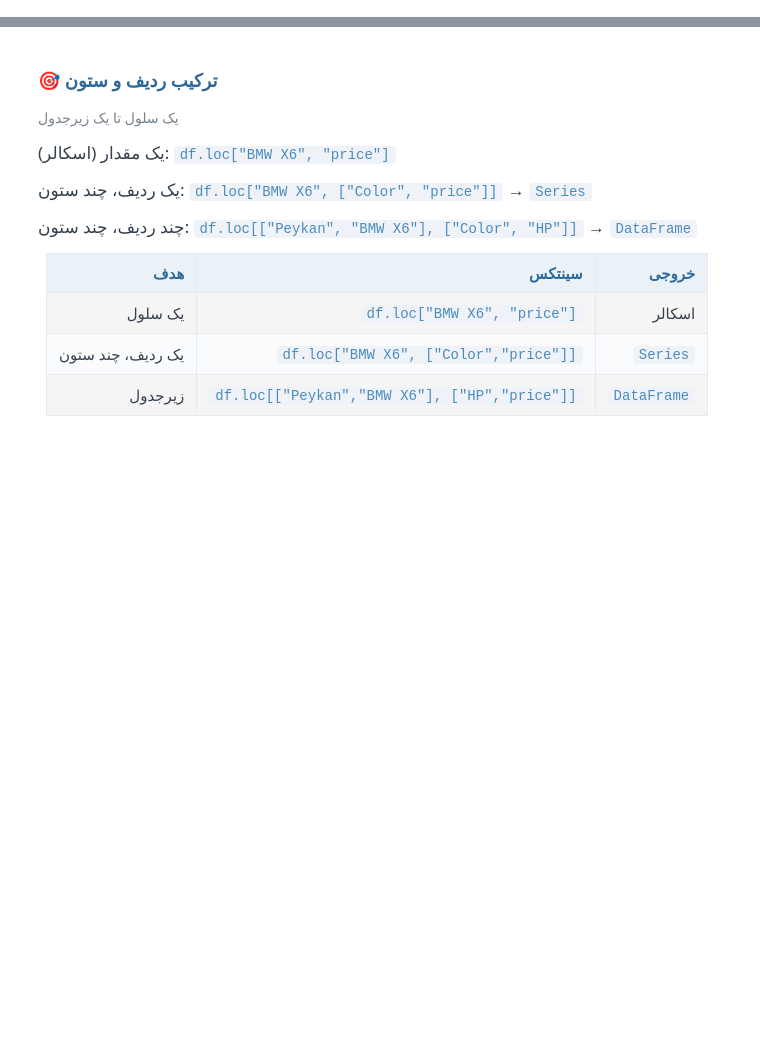
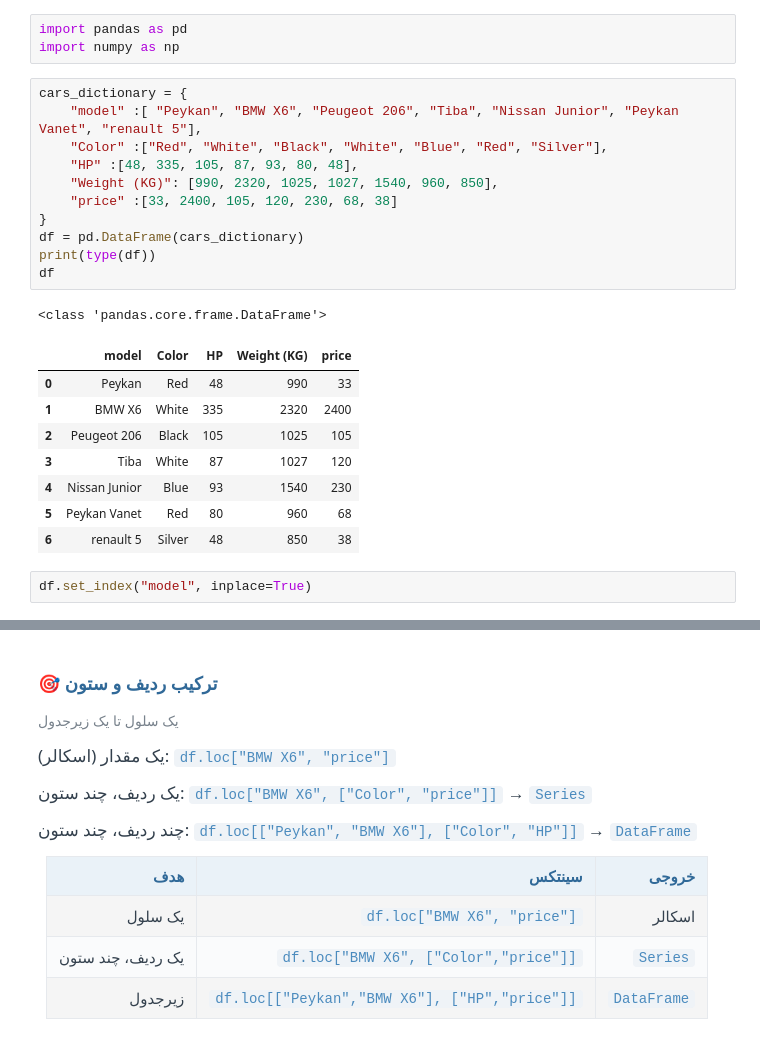
Before and after one commit to TheTavakoli1/Data-Science, a Jupyter notebook: 03-Pandas/Part II-Selecting Data/08-loc.ipynb, the cells around one changed output, grey strips where cells are left out. Cells and saved outputs as stored; diff of their text form; blank space fills up the shorter version.

```diff
--- a/03-Pandas/Part II-Selecting Data/08-loc.ipynb
+++ b/03-Pandas/Part II-Selecting Data/08-loc.ipynb
@@ -19,0 +56,26 @@
+# %%
+import pandas as pd
+import numpy as np
+# %%
+cars_dictionary = {
+    "model" :[ "Peykan", "BMW X6", "Peugeot 206", "Tiba", "Nissan Junior", "Peykan Vanet", "renault 5"],
+    "Color" :["Red", "White", "Black", "White", "Blue", "Red", "Silver"],
+    "HP" :[48, 335, 105, 87, 93, 80, 48],
+    "Weight (KG)": [990, 2320, 1025, 1027, 1540, 960, 850],
+    "price" :[33, 2400, 105, 120, 230, 68, 38]
+}
+df = pd.DataFrame(cars_dictionary)
+print(type(df))
+df
+# %% [output]
+<class 'pandas.core.frame.DataFrame'>
+|  | model | Color | HP | Weight (KG) | price |
+| 0 | Peykan | Red | 48 | 990 | 33 |
+| 1 | BMW X6 | White | 335 | 2320 | 2400 |
+| 2 | Peugeot 206 | Black | 105 | 1025 | 105 |
+| 3 | Tiba | White | 87 | 1027 | 120 |
+| 4 | Nissan Junior | Blue | 93 | 1540 | 230 |
+| 5 | Peykan Vanet | Red | 80 | 960 | 68 |
+| 6 | renault 5 | Silver | 48 | 850 | 38 |
+# %%
+df.set_index("model", inplace=True)
```
Also changed, not shown: parts of 15 cells of this notebook, 3 other files.
